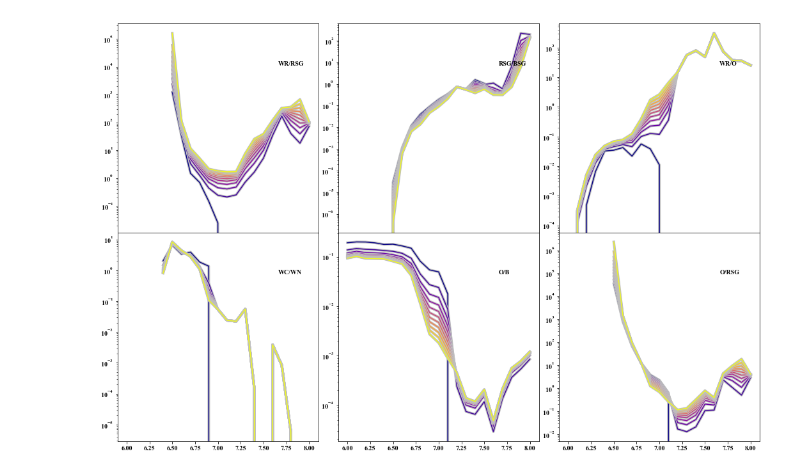
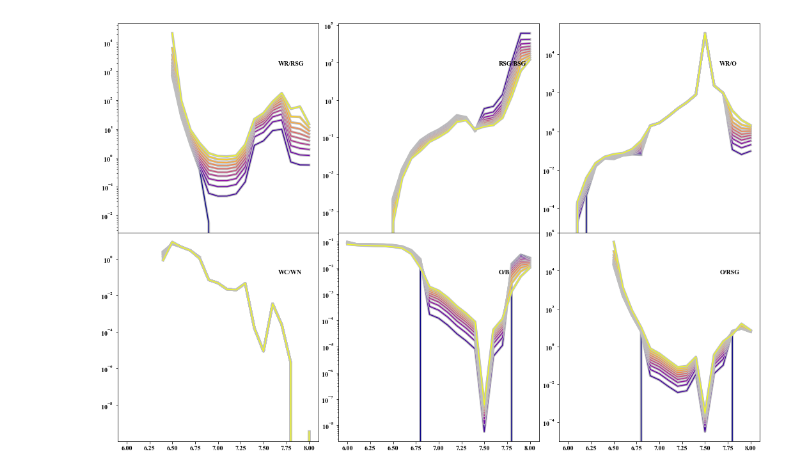
Before and after one commit to tzdwi/Diagnostics, a Jupyter notebook: code/diagnostics.ipynb, the cells around one changed output. Saved outputs shown, nothing was run; the diff lists cells and outputs as text; code cells hidden in the pictures.

Commit message:
updated code to work with new ncounts + Lcut parameters

```diff
--- a/code/diagnostics.ipynb
+++ b/code/diagnostics.ipynb
@@ -67,7 +7,13 @@ def get_cols(subtype,logL_min = 0.0):
+# %%
+ncounts = h5.File('ncounts.hdf5','r')
 # %%
-zs = ['zem5','zem4','z001','z002','z004','z006','z008','z010','z014','z020','z030','z040']
+modeltypes = ncounts['meta'].attrs['modeltypes']
+zs = ncounts['meta'].attrs['zs']
 z_float = [1.0e-5,1.0e-4,0.001,0.002,0.004,0.006,0.008,0.01,0.014,0.020,0.030,0.040]
+subtypes = ncounts['meta'].attrs['subtypes']
+Lcuts = ncounts['meta'].attrs['Lcuts']
 f_bins = np.linspace(0,1,11)
+logages = ncounts['logtime'].value
 i_younger_than_100Myr = np.where(logages <= 8)
 ts = logages[i_younger_than_100Myr]
 # %%
@@ -314,5 +246,5 @@ plt.savefig('../plots/z004_wrs.eps')
 # %%
-def get_ratio_at_parameter(ratio,z,logtime,f_bin,logL_min1 = 0.0,logL_min2 = 0.0,logL_min = None):
+def get_ratio_at_parameter(ratio,z,logtime,f_bin,Lcut1 = 0.0,Lcut2 = 0.0,Lcut = None):
     """
     Given a ratio, gets the appropriate summed arrays from the data tables for both
     single and binary populations, interpolates to the binary fraction, and then the
@@ -321,7 +253,7 @@ def get_ratio_at_parameter(ratio,z,logtime,f_bin,logL_min1 = 0.0,logL_min2 = 0.0
     Parameters
     ----------
     ratio : str
-        Name of ratio in the format 'X/Y'. You best hope 'X' and 'Y' are in cols_dict.
+        Name of ratio in the format 'X/Y'. You best hope 'X' and 'Y' are in subtypes.
     z : str
         Metallicity, in format zXXX. Supports: zem5,zem4,z001,z002,z004,z006,z008,z010,
         z014,z020,z030,z040
@@ -329,13 +261,13 @@ def get_ratio_at_parameter(ratio,z,logtime,f_bin,logL_min1 = 0.0,logL_min2 = 0.0
         Log of time in years. Will interpolate.
     f_bin : float
         Binary fraction, must be in range [0,1]
-    logL_min1 : float
-        Minimum luminosity for species 1. Must be 0.0 or between 3.5 and 5.0, in steps
+    Lcut1 : float
+        Minimum luminosity for species 1. Must be 0.0 or between 3.0 and 5.0, in steps
         of 0.1 dex
-    LogL_min2 : float
-        Minimum luminosity for species 2. Must be 0.0 or between 3.5 and 5.0, in steps
+    Lcut2 : float
+        Minimum luminosity for species 2. Must be 0.0 or between 3.0 and 5.0, in steps
         of 0.1 dex
-    logL_min : float
+    Lcut : float
         If given, sets a hard floor for both species
 
     Returns
@@ -343,16 +275,14 @@ def get_ratio_at_parameter(ratio,z,logtime,f_bin,logL_min1 = 0.0,logL_min2 = 0.0
     result : float
         The ratio at the given binary fraction, and metallicity, and time
     """
-    if logL_min is not None:
-        if logL_min1 < logL_min:
-            logL_min1 = logL_min
-        if logL_min2 < logL_min:
-            logL_min2 = logL_min
+    if Lcut is not None:
+        Lcut1 = np.clip(Lcut1,a_min=Lcut,a_max=None)
+        Lcut2 = np.clip(Lcut2,a_min=Lcut,a_max=None)
 
     subtypes = ratio.split('/')
 
-    subtype1_b,subtype1_s = get_arrs(subtypes[0],z,logL_min1)
-    subtype2_b,subtype2_s = get_arrs(subtypes[1],z,logL_min2)
+    subtype1_b,subtype1_s = get_arrs(subtypes[0],z,Lcut1)
+    subtype2_b,subtype2_s = get_arrs(subtypes[1],z,Lcut2)
 
     subtype1 = f_bin*subtype1_b + (1-f_bin)*subtype1_s
     subtype2 = f_bin*subtype2_b + (1-f_bin)*subtype2_s
@@ -373,37 +303,37 @@ ax1 = fig.add_subplot(231)
 ax2 = fig.add_subplot(232,sharex=ax1)
 ax3 = fig.add_subplot(233,sharex=ax1)
 ax4 = fig.add_subplot(234,sharex=ax1)
 ax5 = fig.add_subplot(235,sharex=ax1)
 ax6 = fig.add_subplot(236,sharex=ax1)
 labax.spines['top'].set_color('none')
 labax.spines['bottom'].set_color('none')
 labax.spines['left'].set_color('none')
 labax.spines['right'].set_color('none')
 labax.tick_params(labelcolor='w', top='off', bottom='off', left='off', right='off')
 fig.subplots_adjust(wspace=0.1,hspace=0)
 plt.setp([a.get_xticklabels() for a in [ax1,ax2,ax3]], visible=False)
 
 for f_bin in f_bins:
-    ax1.plot(ts,[get_ratio_at_parameter('WR/RSG','z014',t,f_bin,logL_min2=4.5) for t in ts],c=bcmap(f_bin),path_effects=[pe.Stroke(linewidth=4, foreground='0.75'), pe.Normal()])
-    ax2.plot(ts,[get_ratio_at_parameter('RSG/BSG','z014',t,f_bin,logL_min=4.5) for t in ts],c=bcmap(f_bin),path_effects=[pe.Stroke(linewidth=4, foreground='0.75'), pe.Normal()])
+    ax1.plot(ts,[get_ratio_at_parameter('WR/RSG','z014',t,f_bin,Lcut2=4.5) for t in ts],c=bcmap(f_bin),path_effects=[pe.Stroke(linewidth=4, foreground='0.75'), pe.Normal()])
+    ax2.plot(ts,[get_ratio_at_parameter('RSG/BSG','z014',t,f_bin,Lcut=4.5) for t in ts],c=bcmap(f_bin),path_effects=[pe.Stroke(linewidth=4, foreground='0.75'), pe.Normal()])
     ax3.plot(ts,[get_ratio_at_parameter('WR/O','z014',t,f_bin) for t in ts],c=bcmap(f_bin),path_effects=[pe.Stroke(linewidth=4, foreground='0.75'), pe.Normal()])
     ax4.plot(ts,[get_ratio_at_parameter('WC/WN','z014',t,f_bin) for t in ts],c=bcmap(f_bin),path_effects=[pe.Stroke(linewidth=4, foreground='0.75'), pe.Normal()])
     ax5.plot(ts,[get_ratio_at_parameter('O/B','z014',t,f_bin) for t in ts],c=bcmap(f_bin),path_effects=[pe.Stroke(linewidth=4, foreground='0.75'), pe.Normal()])
-    ax6.plot(ts,[get_ratio_at_parameter('O/RSG','z014',t,f_bin,logL_min2=4.5) for t in ts],c=bcmap(f_bin),path_effects=[pe.Stroke(linewidth=4, foreground='0.75'), pe.Normal()])
+    ax6.plot(ts,[get_ratio_at_parameter('O/RSG','z014',t,f_bin,Lcut2=4.5) for t in ts],c=bcmap(f_bin),path_effects=[pe.Stroke(linewidth=4, foreground='0.75'), pe.Normal()])
 
 for ax in [ax1,ax2,ax3,ax4,ax5,ax6]:
     ax.set(yscale='log')
 
 ax1.annotate('WR/RSG', xy=(0,0), xycoords='axes fraction', xytext=(0.8, 0.8), textcoords='axes fraction')
 ax2.annotate('RSG/BSG', xy=(0,0), xycoords='axes fraction', xytext=(0.8, 0.8), textcoords='axes fraction')
 ax3.annotate('WR/O', xy=(0,0), xycoords='axes fraction', xytext=(0.8, 0.8), textcoords='axes fraction')
 ax4.annotate('WC/WN', xy=(0,0), xycoords='axes fraction', xytext=(0.8, 0.8), textcoords='axes fraction')
 ax5.annotate('O/B', xy=(0,0), xycoords='axes fraction', xytext=(0.8, 0.8), textcoords='axes fraction')
 ax6.annotate('O/RSG', xy=(0,0), xycoords='axes fraction', xytext=(0.8, 0.8), textcoords='axes fraction')
 
 plt.savefig('../plots/z014_ratios_comp.eps')
 # %% [output]
-[figure, old version]
+[figure, new version]
 # %%
 #Now SMC-metallicity
 fig = plt.figure(figsize=(18,12))
```
Also changed, not shown: parts of 18 cells of this notebook, 8 other files.
